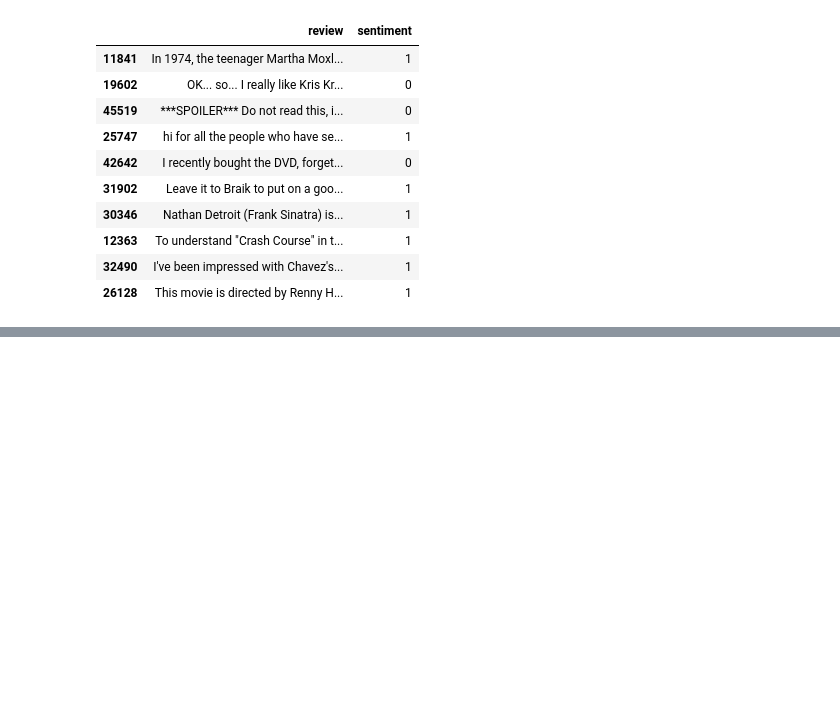
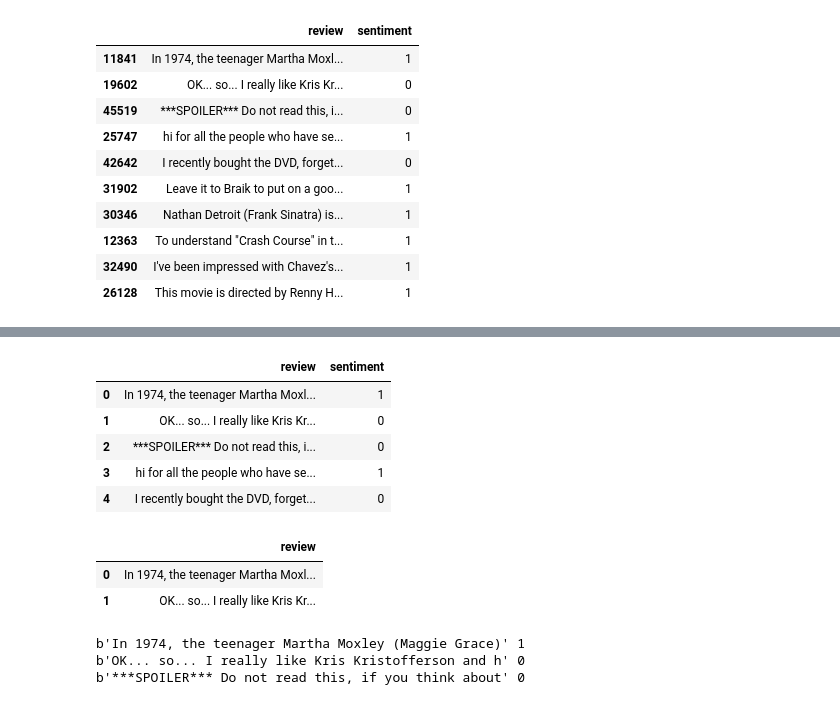
Before and after one commit to airatinho/task, a Jupyter notebook: rashka.ipynb, the cells around one changed output, grey strips where cells are left out. Drawn from its saved outputs; the diff is of its cells as text; code cells hidden in the pictures; blank space fills up the shorter version.

```diff
--- a/rashka.ipynb
+++ b/rashka.ipynb
@@ -1704,0 +2092,12 @@ df.head(10)
+# %%
+import tensorflow as tf
+import pandas as pd
+df = pd.read_csv('movie.csv',encoding='utf-8')
+df.head(5)
+# %% [output]
+|  | review | sentiment |
+| 0 | In 1974, the teenager Martha Moxl... | 1 |
+| 1 | OK... so... I really like Kris Kr... | 0 |
+| 2 | ***SPOILER*** Do not read this, i... | 0 |
+| 3 | hi for all the people who have se... | 1 |
+| 4 | I recently bought the DVD, forget... | 0 |
@@ -1704,0 +2106,14 @@ df.head(10)
+# %%
+df.head(2)
+# %% [output]
+|  | review |
+| 0 | In 1974, the teenager Martha Moxl... |
+| 1 | OK... so... I really like Kris Kr... |
+# %%
+ds_raw = tf.data.Dataset.from_tensor_slices((df.values,target.values))
+for ex in ds_raw.take(3):
+    tf.print(ex[0].numpy()[0][:50],ex[1])
+# %% [output]
+b'In 1974, the teenager Martha Moxley (Maggie Grace)' 1
+b'OK... so... I really like Kris Kristofferson and h' 0
+b'***SPOILER*** Do not read this, if you think about' 0
```
Also changed, not shown: parts of 58 cells of this notebook.
